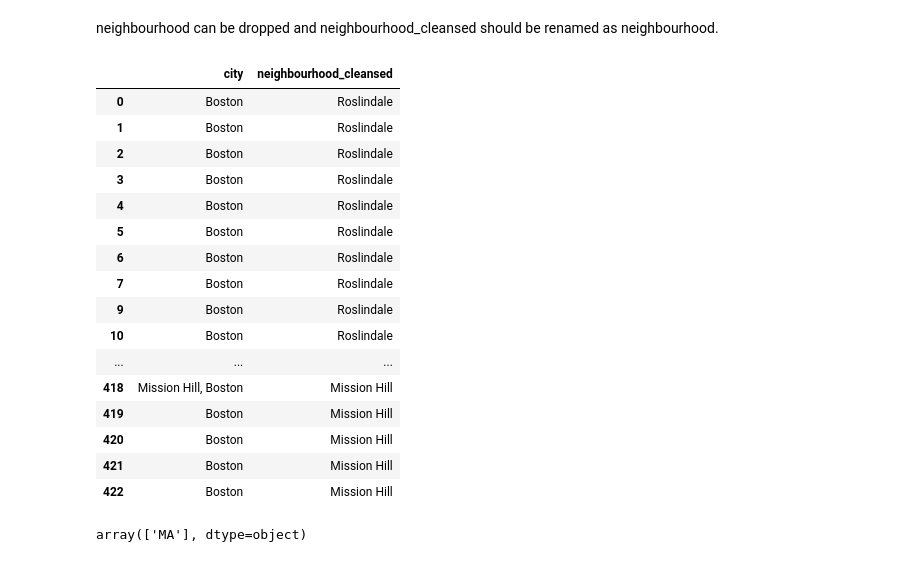
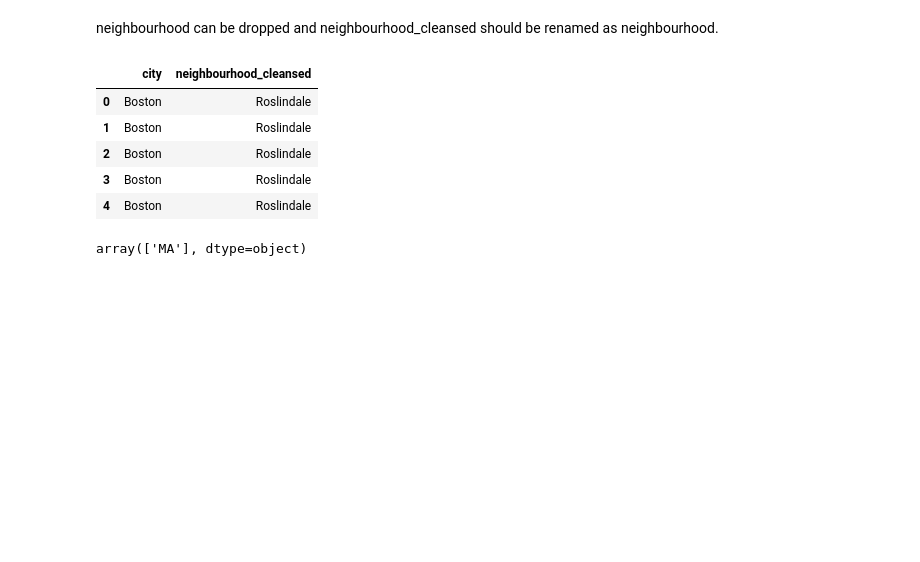
Before and after one commit to MehzHats/Boston-Data-Analysis, a Jupyter notebook: Boston_Airbnb_EDA.ipynb, the cells around one changed output. Cells and saved outputs as stored; diff of their text form; code cells hidden in the pictures; blank space fills up the shorter version.

```diff
--- a/Boston_Airbnb_EDA.ipynb
+++ b/Boston_Airbnb_EDA.ipynb
@@ -458,25 +445,14 @@ array([nan])
 # %% [markdown]
 neighbourhood can be dropped and neighbourhood_cleansed should be renamed as neighbourhood.
 # %%
-listings[listings["city"] != listings["neighbourhood_cleansed"]][["city", "neighbourhood_cleansed"]]
+listings[listings["city"] != listings["neighbourhood_cleansed"]][["city", "neighbourhood_cleansed"]].head()
 # %% [output]
 |  | city | neighbourhood_cleansed |
 | 0 | Boston | Roslindale |
 | 1 | Boston | Roslindale |
 | 2 | Boston | Roslindale |
 | 3 | Boston | Roslindale |
 | 4 | Boston | Roslindale |
-| 5 | Boston | Roslindale |
-| 6 | Boston | Roslindale |
-| 7 | Boston | Roslindale |
-| 9 | Boston | Roslindale |
-| 10 | Boston | Roslindale |
-| ... | ... | ... |
-| 418 | Mission Hill, Boston | Mission Hill |
-| 419 | Boston | Mission Hill |
-| 420 | Boston | Mission Hill |
-| 421 | Boston | Mission Hill |
-| 422 | Boston | Mission Hill |
 # %%
 listings["state"].unique()
 # %% [output]
```
Also changed, not shown: parts of 9 cells of this notebook.
